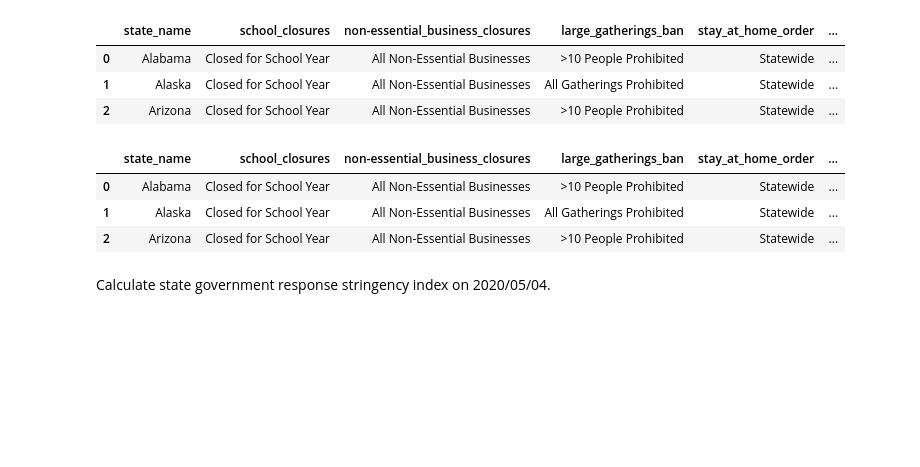
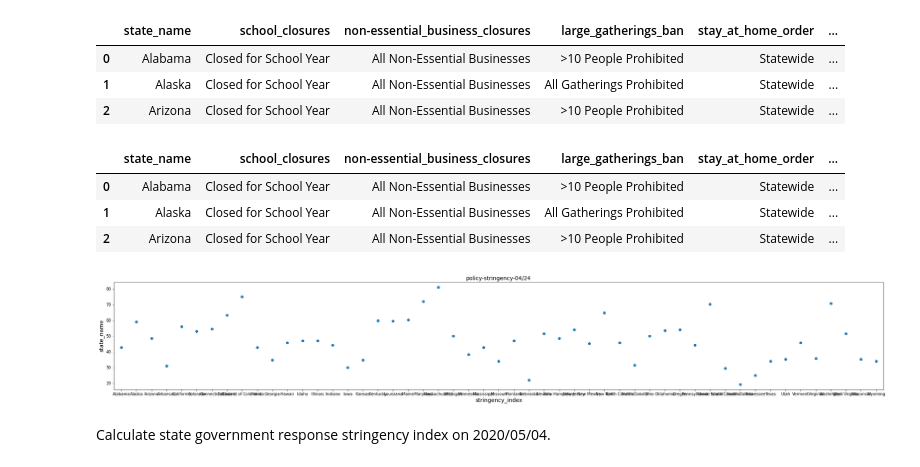
Before and after one commit to iamzhaihy/BD2020-Final-Project, a Jupyter notebook: Data Processing.ipynb, the cells around one changed output. Cells and saved outputs as stored; diff of their text form; code cells hidden in the pictures; blank space fills up the shorter version.

Commit message:
some changes on policy index

```diff
--- a/Data Processing.ipynb
+++ b/Data Processing.ipynb
@@ -984,8 +994,10 @@ def C2(val):
     val=str(val)
     if 'Certain Non-Essential Businesses' == val.strip():
         return 1
+    if 'All Non-Essential Retail Businesses' == val.strip():
+        return 2
     if 'All Non-Essential Businesses' == val.strip():
-        return 2
+        return 3
     return 0
 
 def C3(val):
@@ -1018,7 +1030,7 @@ def C6(val):
     val=str(val)
     if  'Other' == val.strip():
         return 1
-    elif 'Limited On-Site Service' == val.strip():
+    elif 'Limited On-Site Service' == val.strip() or 'Limited On-Site Service*' == val.strip():
         return 2
     elif 'Closed Except for Takeout/Delivery' == val.strip():
         return 3
@@ -1090,7 +1102,7 @@ def H7(val):
 
 def H8(val):
     val=str(val)
-    if 'Proposed' == val.strip():
+    if 'Proposed - March 2020' == val.strip():
         return 1
     if 'Enacted' == val.strip():
         return 2
@@ -1104,8 +1116,24 @@ def O1(val):
 
 stringency_index=[]
 for index,row in state_index.iterrows():
-    stringency_index.append(C1(row[1])+C2(row[2])+C3(row[3])+C4(row[4])+C5(row[5])+C6(row[6])+C7(row[7])+C8(row[8])+H1(row[9])+H2(row[10])+H3(row[11])+H4(row[12])+H5(row[13])+H6(row[14])+H7(row[15])+H8(row[16])+O1(row[17]))
-
+    C1_points=C1(row[1])/2*100
+    C2_points=C2(row[2])/3*100
+    C3_points=C3(row[3])/4*100
+    C4_points=C4(row[4])/2*100
+    C5_points=C5(row[5])/2*100
+    C6_points=C6(row[6])/3*100
+    C7_points=C7(row[7])/2*100
+    C8_points=C8(row[8])/2*100
+    H1_points=H1(row[9])/2*100
+    H2_points=H2(row[10])/2*100
+    H3_points=H3(row[11])/2*100
+    H4_points=H4(row[12])/1*100
+    H5_points=H5(row[13])/2*100
+    H6_points=H6(row[14])/1*100
+    H7_points=H7(row[15])/1*100
+    H8_points=H8(row[16])/2*100
+    O1_points=O1(row[17])/1*100
+    stringency_index.append((C1_points+C2_points+C3_points+C4_points+C5_points+C6_points+C7_points+C8_points+H1_points+H2_points+H3_points+H4_points+H5_points+H6_points+H7_points+H8_points+O1_points)/17)
 state_index['stringency_index']=stringency_index
 state_index.head(3)
 # %% [output]
@@ -1113,6 +1141,22 @@ state_index.head(3)
 | 0 | Alabama | Closed for School Year | All Non-Essential Businesses | >10 People Prohibited | Statewide | ... |
 | 1 | Alaska | Closed for School Year | All Non-Essential Businesses | All Gatherings Prohibited | Statewide | ... |
 | 2 | Arizona | Closed for School Year | All Non-Essential Businesses | >10 People Prohibited | Statewide | ... |
+# %%
+#the scatter figure of state
+
+plt.figure(num=3, figsize=(35, 5))
+plt.scatter(state_index['state_name'],state_index['stringency_index'],s = 36)
+
+plt.xlabel('stringency_index', fontsize=14)
+plt.ylabel('state_name', fontsize=14)
+plt.title('policy-stringency-04/24', fontsize=14)
+
+plt.xlim(-0.5,50.5)
+
+
+plt.show()
+# %% [output]
+[figure, added]
 # %% [markdown]
 Calculate state government response stringency index on 2020/05/04.
 # %%
```
Also changed, not shown: parts of 10 cells of this notebook.
